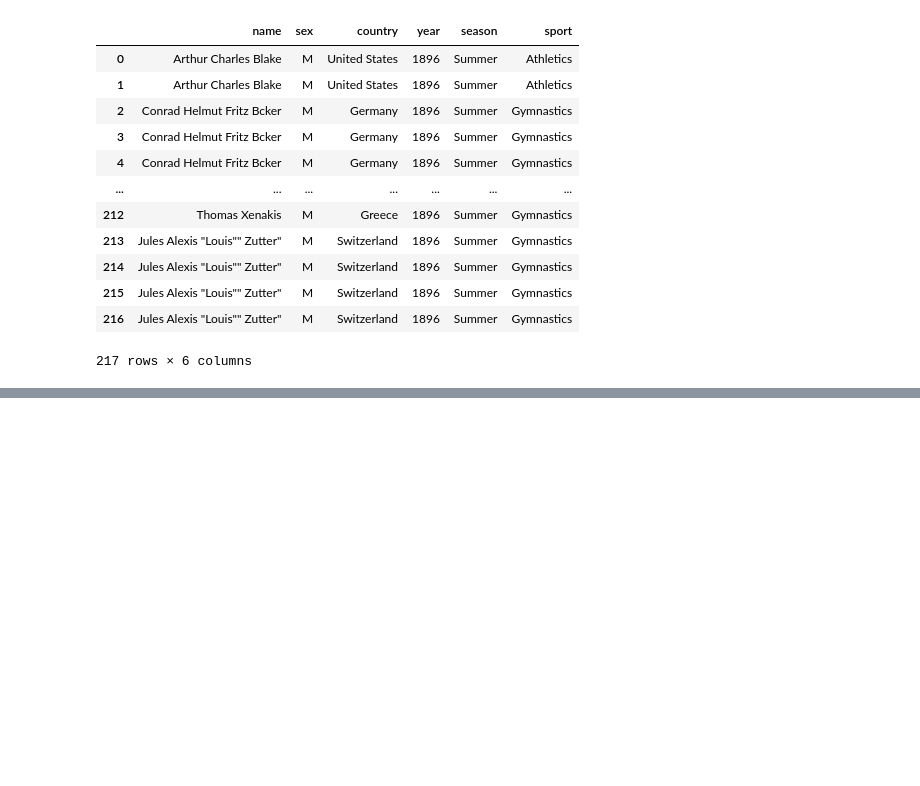
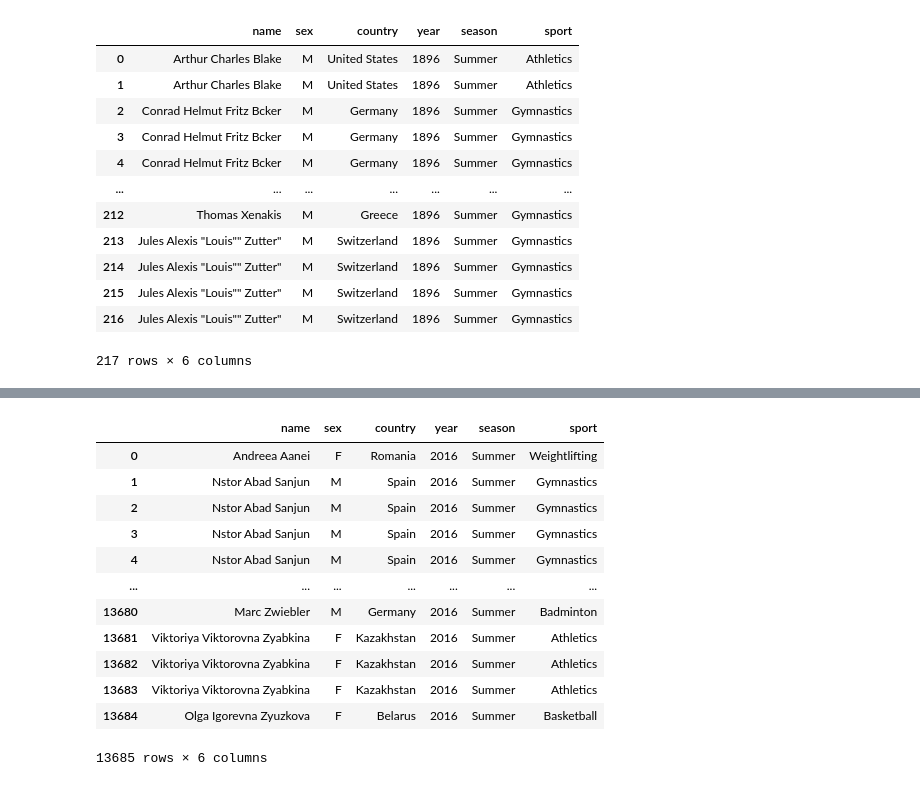
Before and after one commit to kirandhasade/Olympics_Sql_Project, a Jupyter notebook: Olympics.ipynb, the cells around one changed output, grey strips where cells are left out. Drawn from its saved outputs; the diff is of its cells as text; code cells hidden in the pictures; blank space fills up the shorter version.

```diff
--- a/Olympics.ipynb
+++ b/Olympics.ipynb
@@ -277,0 +293,16 @@ plt.xticks(rotation = 40,fontsize=20)
+# %%
+olympics_data
+# %% [output]
+|  | name | sex | country | year | season | sport |
+| 0 | Andreea Aanei | F | Romania | 2016 | Summer | Weightlifting |
+| 1 | Nstor Abad Sanjun | M | Spain | 2016 | Summer | Gymnastics |
+| 2 | Nstor Abad Sanjun | M | Spain | 2016 | Summer | Gymnastics |
+| 3 | Nstor Abad Sanjun | M | Spain | 2016 | Summer | Gymnastics |
+| 4 | Nstor Abad Sanjun | M | Spain | 2016 | Summer | Gymnastics |
+| ... | ... | ... | ... | ... | ... | ... |
+| 13680 | Marc Zwiebler | M | Germany | 2016 | Summer | Badminton |
+| 13681 | Viktoriya Viktorovna Zyabkina | F | Kazakhstan | 2016 | Summer | Athletics |
+| 13682 | Viktoriya Viktorovna Zyabkina | F | Kazakhstan | 2016 | Summer | Athletics |
+| 13683 | Viktoriya Viktorovna Zyabkina | F | Kazakhstan | 2016 | Summer | Athletics |
+| 13684 | Olga Igorevna Zyuzkova | F | Belarus | 2016 | Summer | Basketball |
+13685 rows × 6 columns
```
Also changed, not shown: parts of 15 cells of this notebook.
